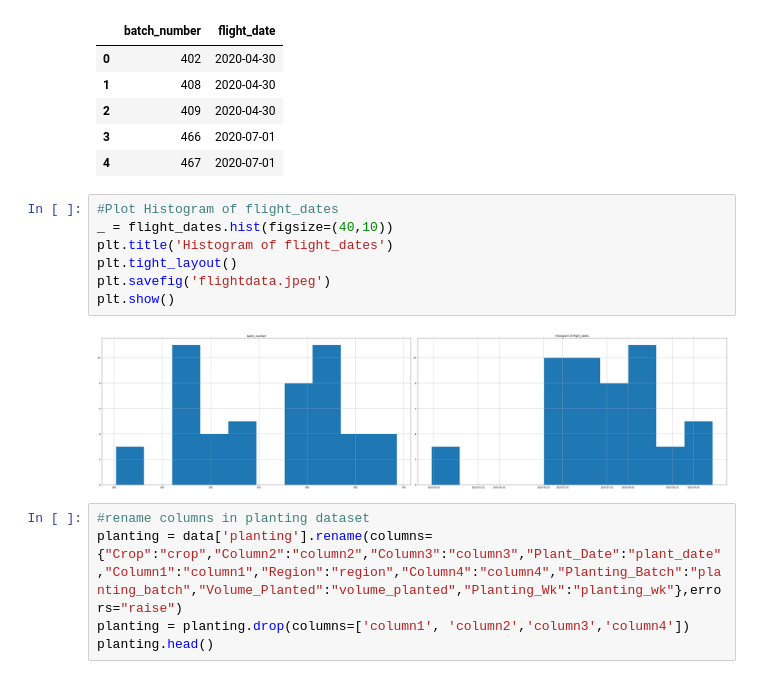
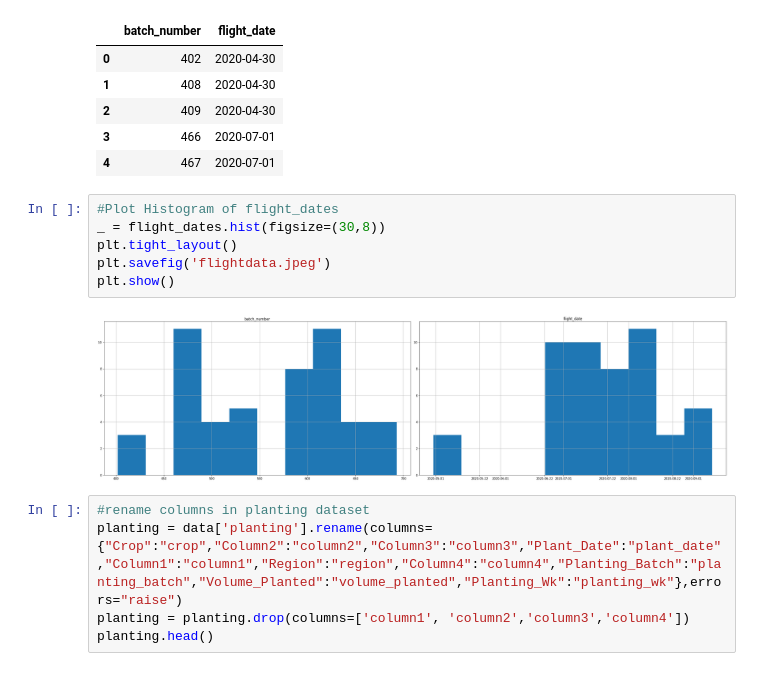
Before and after one commit to cyberanalyst268/Data-Science-and-Decision-Making, a Jupyter notebook: Agrotech-project.ipynb, the cells around one changed output. Cells and saved outputs as stored; diff of their text form.

```diff
--- a/Agrotech-project.ipynb
+++ b/Agrotech-project.ipynb
@@ -70,13 +70,12 @@ flight_dates.head()
 | 4 | 467 | 2020-07-01 |
 # %%
 #Plot Histogram of flight_dates
-_ = flight_dates.hist(figsize=(40,10))
-plt.title('Histogram of flight_dates')
+_ = flight_dates.hist(figsize=(30,8))
 plt.tight_layout()
 plt.savefig('flightdata.jpeg')
 plt.show()
 # %% [output]
-[figure, old version]
+[figure, new version]
 # %%
 #rename columns in planting dataset
 planting = data['planting'].rename(columns={"Crop":"crop","Column2":"column2","Column3":"column3","Plant_Date":"plant_date","Column1":"column1","Region":"region","Column4":"column4","Planting_Batch":"planting_batch","Volume_Planted":"volume_planted","Planting_Wk":"planting_wk"},errors="raise")
```
Also changed, not shown: parts of 7 cells of this notebook.
